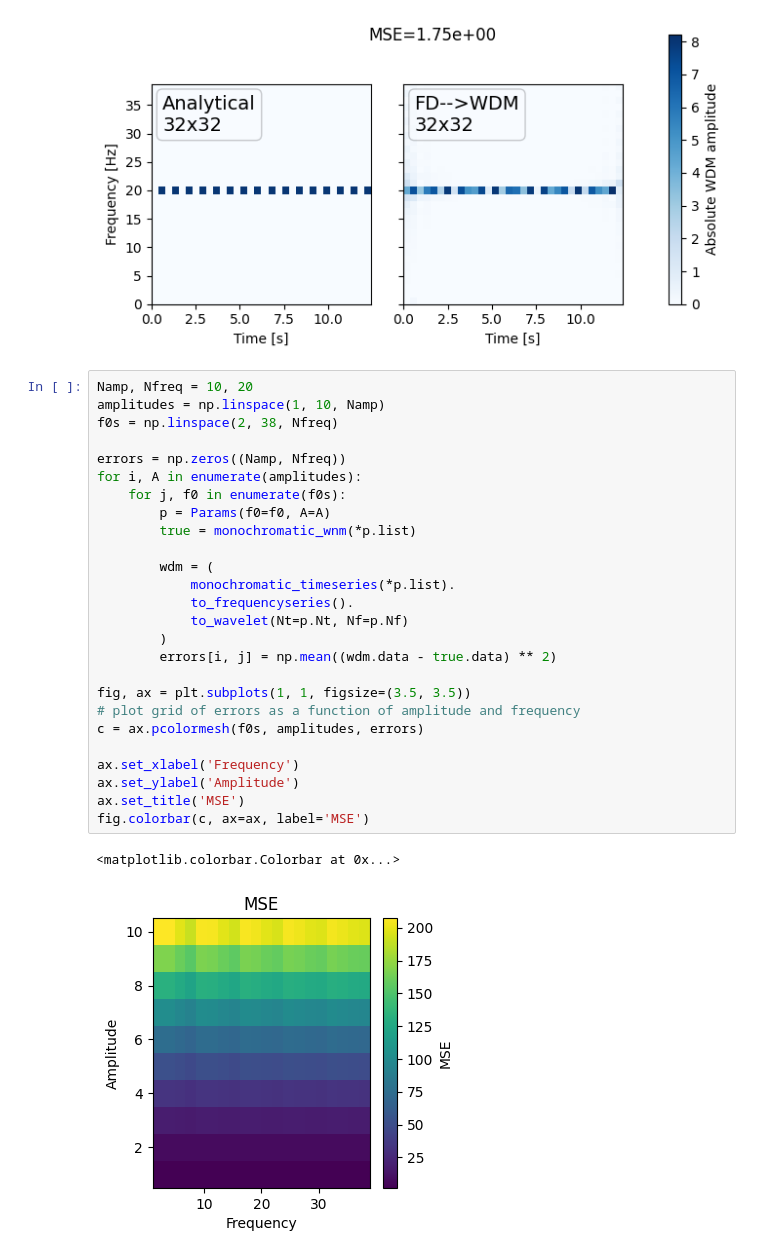
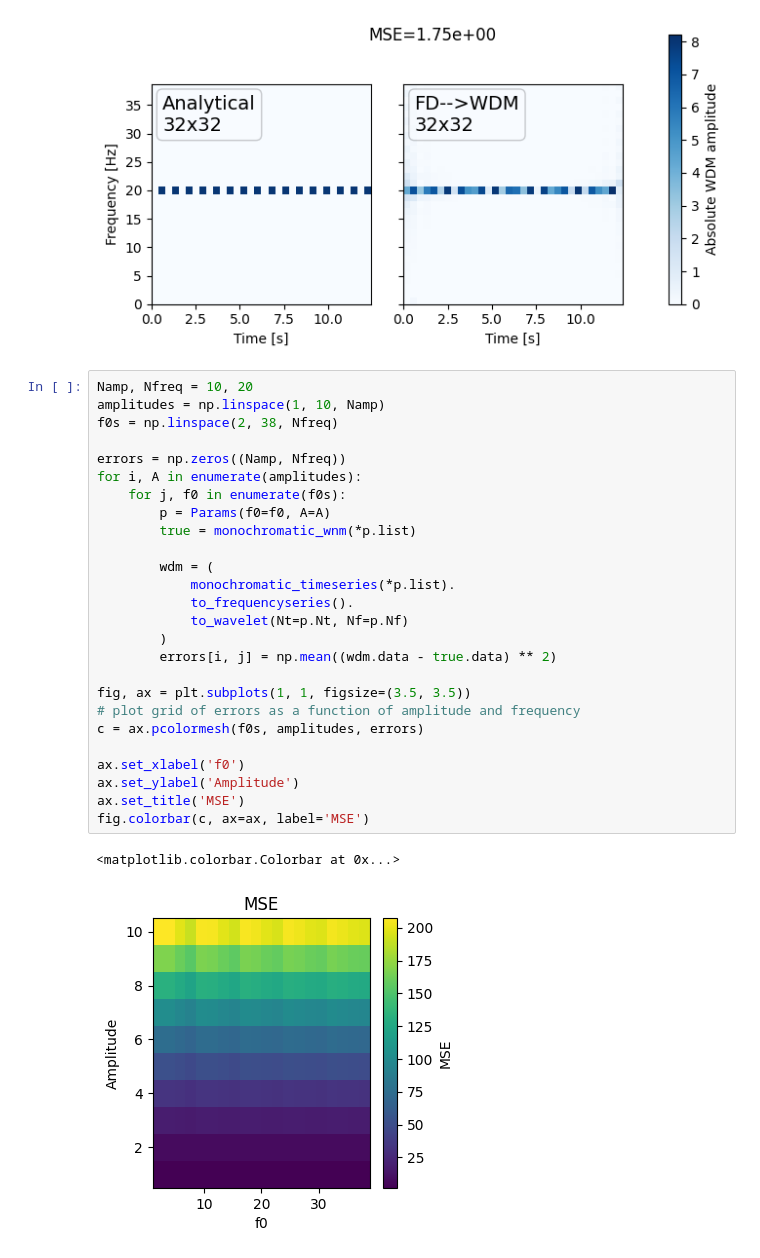
Before and after one commit to pywavelet/pywavelet, a Jupyter notebook: docs/backend_accuracy.ipynb, the cells around one changed output. Saved outputs shown, nothing was run; the diff lists cells and outputs as text.

```diff
--- a/docs/backend_accuracy.ipynb
+++ b/docs/backend_accuracy.ipynb
@@ -91,32 +91,32 @@ plot_comparison(Params(f0=20.1, A=1))
 # %%
 Namp, Nfreq = 10, 20
 amplitudes = np.linspace(1, 10, Namp)
 f0s = np.linspace(2, 38, Nfreq)
 
 errors = np.zeros((Namp, Nfreq))
 for i, A in enumerate(amplitudes):
     for j, f0 in enumerate(f0s):
         p = Params(f0=f0, A=A)
         true = monochromatic_wnm(*p.list)
 
         wdm = (
             monochromatic_timeseries(*p.list).
             to_frequencyseries().
             to_wavelet(Nt=p.Nt, Nf=p.Nf)
         )
         errors[i, j] = np.mean((wdm.data - true.data) ** 2)
 
 fig, ax = plt.subplots(1, 1, figsize=(3.5, 3.5))
 # plot grid of errors as a function of amplitude and frequency
 c = ax.pcolormesh(f0s, amplitudes, errors)
 
-ax.set_xlabel('Frequency')
+ax.set_xlabel('f0')
 ax.set_ylabel('Amplitude')
 ax.set_title('MSE')
 fig.colorbar(c, ax=ax, label='MSE')
 # %% [output]
 <matplotlib.colorbar.Colorbar at 0x...>
-[figure, old version]
+[figure, new version]
 # %%
 Namp, Nfreq = 10, 20
 amplitudes = np.linspace(1, 10, Namp)
```
Also changed, not shown: parts of 3 cells of this notebook.
